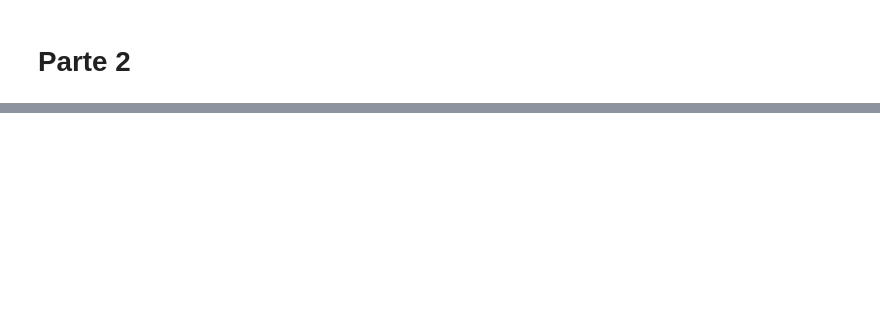
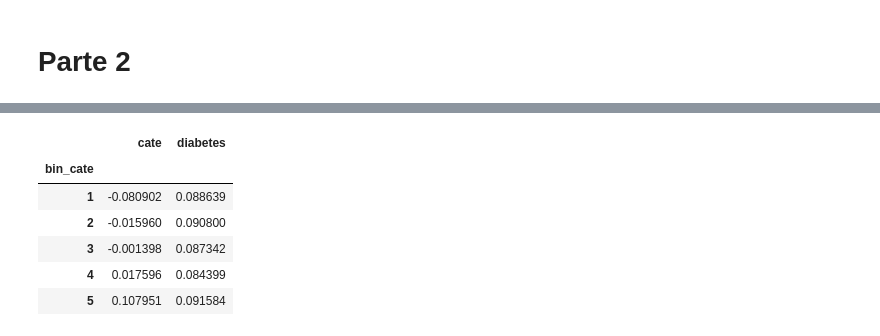
Before and after one commit to Rolando1708/Analisis_de_Aprendizaje_Estadistico, a Jupyter notebook: Parcial 4/ExamenP4.ipynb, the cells around one changed output, grey strips where cells are left out. Cells and saved outputs as stored; diff of their text form; code cells hidden in the pictures; blank space fills up the shorter version.

```diff
--- a/Parcial 4/ExamenP4.ipynb
+++ b/Parcial 4/ExamenP4.ipynb
@@ -288,0 +540,3 @@ plt.show()
+# %%
+predict_d1 = mD1.predict(X_test)
+predict_d0 = mD0.predict(X_test)
@@ -288,0 +549,15 @@ plt.show()
+# %%
+df_cate = pd.DataFrame({
+    'cate': cate,
+})
+df_cate['bin_cate'] = pd.qcut(df_cate['cate'], q=5, labels=False) + 1
+df_cate['diabetes'] = y_test
+df_cate.groupby('bin_cate').mean()
+# %% [output]
+|  | cate | diabetes |
+| bin_cate |  |  |
+| 1 | -0.080902 | 0.088639 |
+| 2 | -0.015960 | 0.090800 |
+| 3 | -0.001398 | 0.087342 |
+| 4 | 0.017596 | 0.084399 |
+| 5 | 0.107951 | 0.091584 |
```
Also changed, not shown: parts of 32 cells of this notebook.
